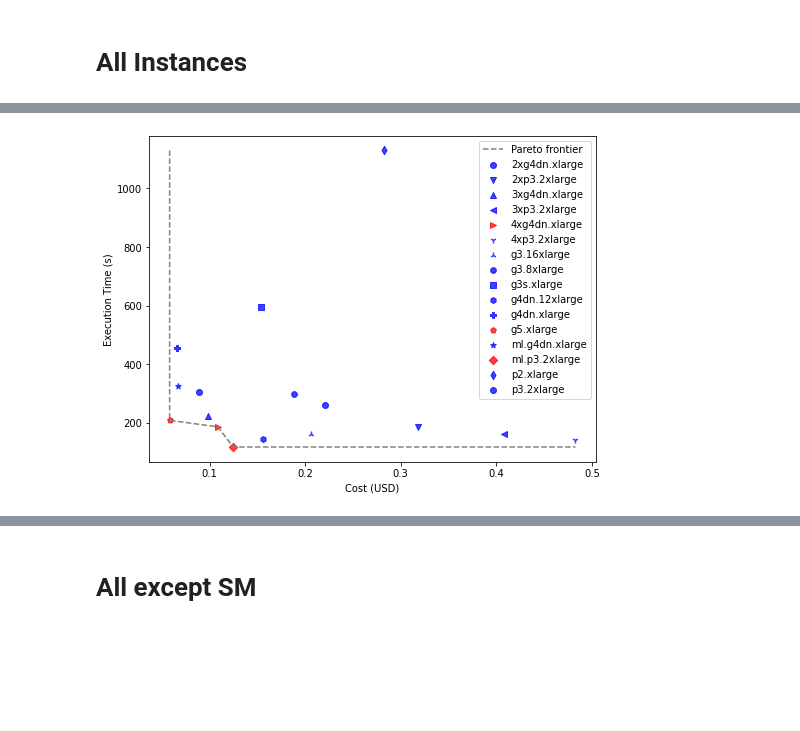
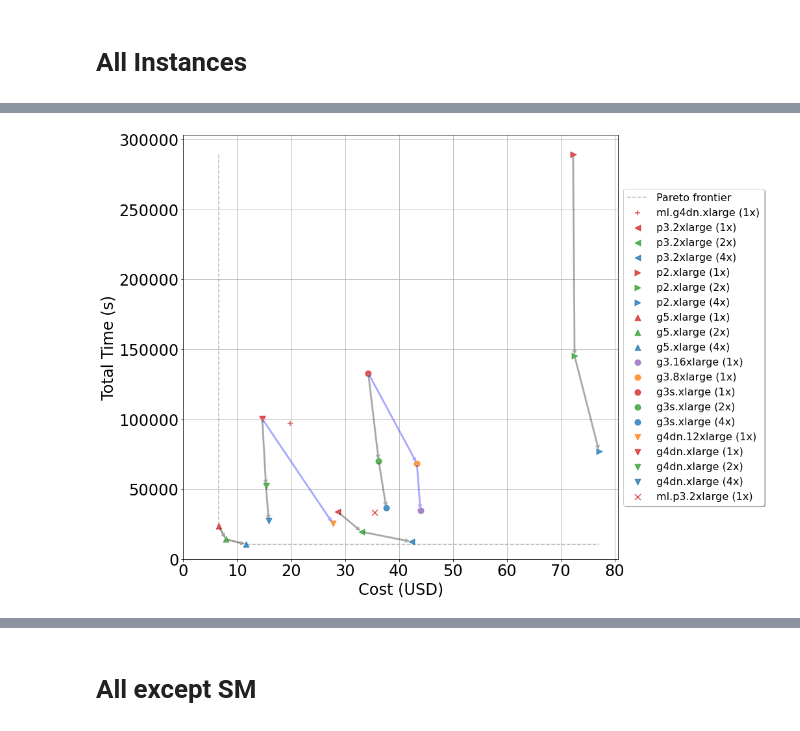
Before and after one commit to discovery-unicamp/HPCC-18-MONAI, a Jupyter notebook: pareto.ipynb, the cells around one changed output, grey strips where cells are left out. Drawn from its saved outputs; the diff is of its cells as text; code cells hidden in the pictures; blank space fills up the shorter version.

Commit message:
Added pareto notebook

```diff
--- a/pareto.ipynb
+++ b/pareto.ipynb
@@ -165,0 +287,2 @@ def select_pareto_frontier_points(Xs, Ys, maxX=True, maxY=True):
+# %%
+selected_means = means[~means.instance.str.startswith("ml.")]
@@ -165,0 +364,2 @@ def select_pareto_frontier_points(Xs, Ys, maxX=True, maxY=True):
+# %%
+selected_means = means[(means.instance.str.contains("1x") & ~means.instance.str.contains("g3.8xlarge|g3.16xlarge|g4dn.12xlarge"))]
@@ -170,21 +416,37 @@ selected_means = means
+# %%
+selected_means = means.copy()
+# %%
+multi_node = [
+    ["g3s.xlarge (1x)", "g3s.xlarge (2x)", "g3s.xlarge (4x)"],
+    ["g4dn.xlarge (1x)", "g4dn.xlarge (2x)", "g4dn.xlarge (4x)"],
+    ["g5.xlarge (1x)", "g5.xlarge (2x)", "g5.xlarge (4x)"],
+    ["p3.2xlarge (1x)", "p3.2xlarge (2x)", "p3.2xlarge (4x)"],
+    ["p2.xlarge (1x)", "p2.xlarge (2x)", "p2.xlarge (4x)"]
+]
+
+multi_gpu = [
+    ["g3s.xlarge (1x)", "g3.8xlarge (1x)", "g3.16xlarge (1x)"],
+    ["g4dn.xlarge (1x)", "g4dn.12xlarge (1x)"],
+]
 # %%
-instances = selected_means.index.values
-paretto_frontier_instance = ['g5.xlarge', '4xg4dn.xlarge', 'ml.p3.2xlarge']
-paretto_points = [i.strip() in paretto_frontier_instance for i in instances]
-paretto_colors = [ "red" if i else "blue" for i in paretto_points ]
+instances = selected_means.instance.values
+# paretto_frontier_instance = ['g5.xlarge', '4xg4dn.xlarge', 'ml.p3.2xlarge']
+# paretto_points = [i.strip() in paretto_frontier_instance for i in instances]
+# paretto_colors = [ "red" if i else "blue" for i in paretto_points ]
 
-xs = selected_means["training time cost"].values
-ys = selected_means["training time in seconds"].values
+xs = selected_means["projected training time cost"].values
+ys = selected_means["projected training time in seconds"].values
 
 # Collect pareto frontier points to draw dashed line
-pareto_front, pareto_index = select_pareto_frontier_points(xs, ys, maxX=False, maxY=False)
+pareto_front = select_pareto_frontier_points(xs, ys, maxX=False, maxY=False)
 # print(pareto_index, pareto_front)
-pareto_indexes = []
-for x, y in pareto_front:
-    val = [i for i, (_x, _y) in enumerate(zip(xs, ys)) if _x==x and _y==y][0]
-    pareto_indexes.append(val)
+# pareto_indexes = []
+# for x, y in pareto_front:
+#     val = [i for i, (_x, _y) in enumerate(zip(xs, ys)) if _x==x and _y==y][0]
+#     pareto_indexes.append(val)
 
-print(pareto_indexes)
+plt.style.use('tableau-colorblind10')
+fig, ax = plt.subplots(figsize=(12, 12))
 
 pf_X = [pair[0] for pair in pareto_front]
 pf_Y = [pair[1] for pair in pareto_front]
@@ -193,18 +455,48 @@ pf_Y.insert(0,max(ys))
 pf_X.append(max(xs))
 pf_Y.append(pf_Y[-1])
 
-markers = ["o", "v", "^", "<", ">", "1", "2", "8", "s", "h", "P", "p", "*", "D", "d"]*2
-fig, ax = plt.subplots(figsize=(8, 6))
+ax.plot(pf_X, pf_Y,color='gray', linestyle='dashed', label="Pareto frontier", zorder=-1, alpha=0.5)
 
-ax.plot(pf_X, pf_Y,color='gray', linestyle='dashed', label="Pareto frontier")
+for i, node_list in enumerate(multi_node):
+    for j in range(len(node_list)-1):
+        vm_start, vm_end = node_list[j], node_list[j+1]
+        x0 = selected_means.loc[selected_means.instance == vm_start, "projected training time cost"].values[0]
+        y0 = selected_means.loc[selected_means.instance == vm_start, "projected training time in seconds"].values[0]
+        x1 = selected_means.loc[selected_means.instance == vm_end, "projected training time cost"].values[0]
+        y1 = selected_means.loc[selected_means.instance == vm_end, "projected training time in seconds"].values[0]
 
-for label, x, y, marker, color in zip(instances, xs, ys, markers, paretto_colors):
-    ax.scatter(x, y, label=label, marker=marker, c=color, alpha=0.75)
+        arrow = mpatches.FancyArrowPatch((x0, y0), (x1, y1), arrowstyle="simple", mutation_scale=15, edgecolor="white", fill=True, facecolor="black", alpha=0.35,
+                                         linestyle='-', linewidth=0.8, zorder=10 )
+        arrow.set_antialiased(True)
+        ax.add_patch(arrow)
 
-ax.set_xlabel("Cost (USD)")
-ax.set_ylabel("Execution Time (s)")
+for i, node_list in enumerate(multi_gpu):
+    for j in range(len(node_list)-1):
+        vm_start, vm_end = node_list[j], node_list[j+1]
+        x0 = selected_means.loc[selected_means.instance == vm_start, "projected training time cost"].values[0]
+        y0 = selected_means.loc[selected_means.instance == vm_start, "projected training time in seconds"].values[0]
+        x1 = selected_means.loc[selected_means.instance == vm_end, "projected training time cost"].values[0]
+        y1 = selected_means.loc[selected_means.instance == vm_end, "projected training time in seconds"].values[0]
+        arrow = mpatches.FancyArrowPatch((x0, y0), (x1, y1), arrowstyle="simple", mutation_scale=15, edgecolor="white", fill=True, facecolor="blue", alpha=0.35,
+                                         linestyle='-', linewidth=0.8, zorder=10 )
+        arrow.set_antialiased(True)
+        ax.add_patch(arrow)
 
-ax.legend()
-plt.savefig("img/instances-cost-pareto-all.pdf", bbox_inches="tight")
+
+
+for row_index, row in selected_means.iterrows():
+    ax.scatter(row["projected training time cost"], row["projected training time in seconds"], s=80, label=row["instance"], marker=row["marker"], c=row["color"], alpha=0.80)
+
+ax.set_xlabel("Cost (USD)", fontsize=24)
+ax.set_ylabel("Total Time (s)", fontsize=24)
+plt.xticks(fontsize=24)
+plt.yticks(fontsize=24)
+plt.legend(fontsize=16, fancybox=True, shadow=True, loc='center left', bbox_to_anchor=(1, 0.5))
+
+ax.grid()
+ax.set_ylim(bottom=0)
+ax.set_xlim(left=0)
+
+plt.savefig("img/instances-cost-pareto-all-estimated.pdf", bbox_inches="tight")
 plt.show()
 # %% [output]
@@ -213 +503 @@ findfont: Font family ['Times New Roman'] not found. Falling back to DejaVu Sans
-[figure, old version]
+[figure, new version]
```
Also changed, not shown: parts of 40 cells of this notebook, 7 other files.
